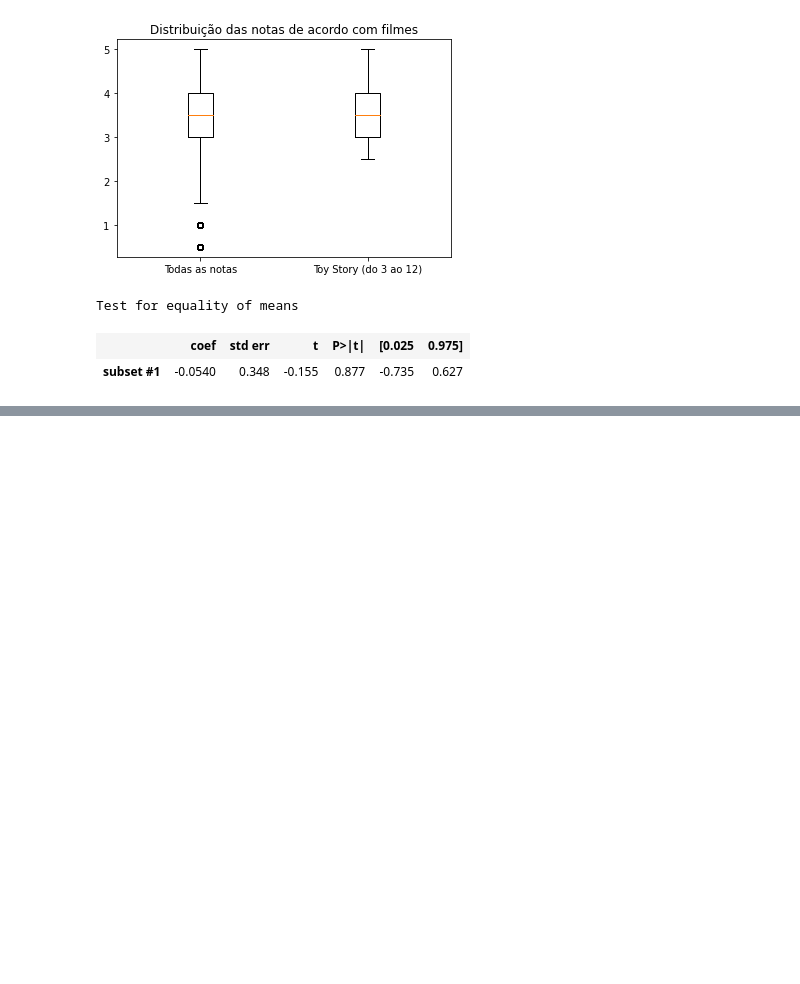
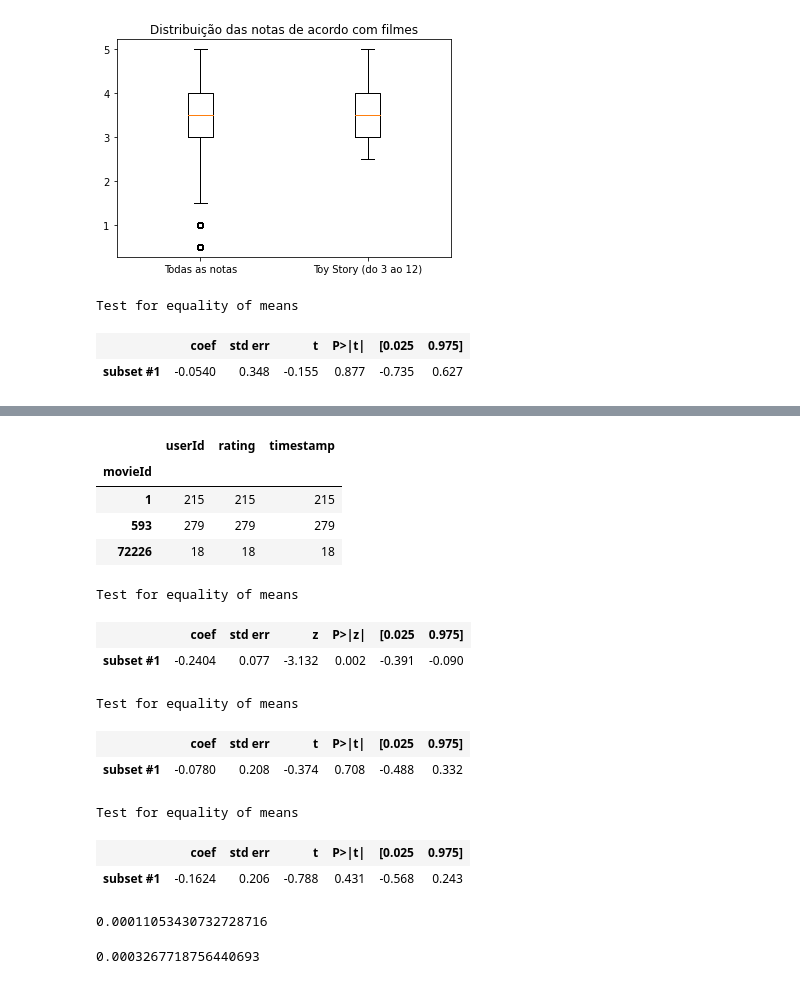
Before and after one commit to Gleis0nLemos/Testes_Estatisticos_com_Python, a Jupyter notebook: Testes_Estatisticos.ipynb, the cells around one changed output, grey strips where cells are left out. Saved outputs shown, nothing was run; the diff lists cells and outputs as text; code cells hidden in the pictures; blank space fills up the shorter version.

Commit message:
Não paramétricos

```diff
--- a/Testes_Estatisticos.ipynb
+++ b/Testes_Estatisticos.ipynb
@@ -391,0 +416,51 @@ Test for equality of means
+# %%
+notas.query("movieId in (1, 593, 72226)").groupby("movieId").count()
+# %% [output]
+|  | userId | rating | timestamp |
+| movieId |  |  |  |
+| 1 | 215 | 215 | 215 |
+| 593 | 279 | 279 | 279 |
+| 72226 | 18 | 18 | 18 |
+# %%
+descr_1 = DescrStatsW(notas1.rating)
+descr_593 = DescrStatsW(notas593.rating)
+comparacao = descr_1.get_compare(descr_593)
+
+comparacao.summary(use_t=False)
+# %% [output]
+Test for equality of means
+|  | coef | std err | z | P>|z| | [0.025 | 0.975] |
+| subset #1 | -0.2404 | 0.077 | -3.132 | 0.002 | -0.391 | -0.090 |
+# %%
+descr_72226 = DescrStatsW(notas72226.rating)
+descr_593 = DescrStatsW(notas593.rating)
+comparacao = descr_72226.get_compare(descr_593)
+
+comparacao.summary(use_t=True)
+# %% [output]
+Test for equality of means
+|  | coef | std err | t | P>|t| | [0.025 | 0.975] |
+| subset #1 | -0.0780 | 0.208 | -0.374 | 0.708 | -0.488 | 0.332 |
+# %%
+comparacao = descr_1.get_compare(descr_72226)
+
+comparacao.summary(use_t=True)
+# %% [output]
+Test for equality of means
+|  | coef | std err | t | P>|t| | [0.025 | 0.975] |
+| subset #1 | -0.1624 | 0.206 | -0.788 | 0.431 | -0.568 | 0.243 |
+# %%
+from scipy.stats import normaltest
+
+_, p = normaltest(notas1.rating) # o '_' pode ser usado para assinar q o valor não será utilizado
+p # p <= 0.05 faz com que não descartemos a hipótese de que o valor de notas1 não vem de uma distribuição normal
+  # assim, os testes acima não deveriam ter sido feitos
+# %% [output]
+0.00011053430732728716
+# %%
+from scipy.stats import ranksums #um teste não paramétrico de Wilcoxon. *Consultar sempre que possível!
+
+_, p = ranksums(notas1.rating, notas593.rating)
+p
+# %% [output]
+0.0003267718756440693
```
Also changed, not shown: parts of 4 cells of this notebook, 1 other file.
